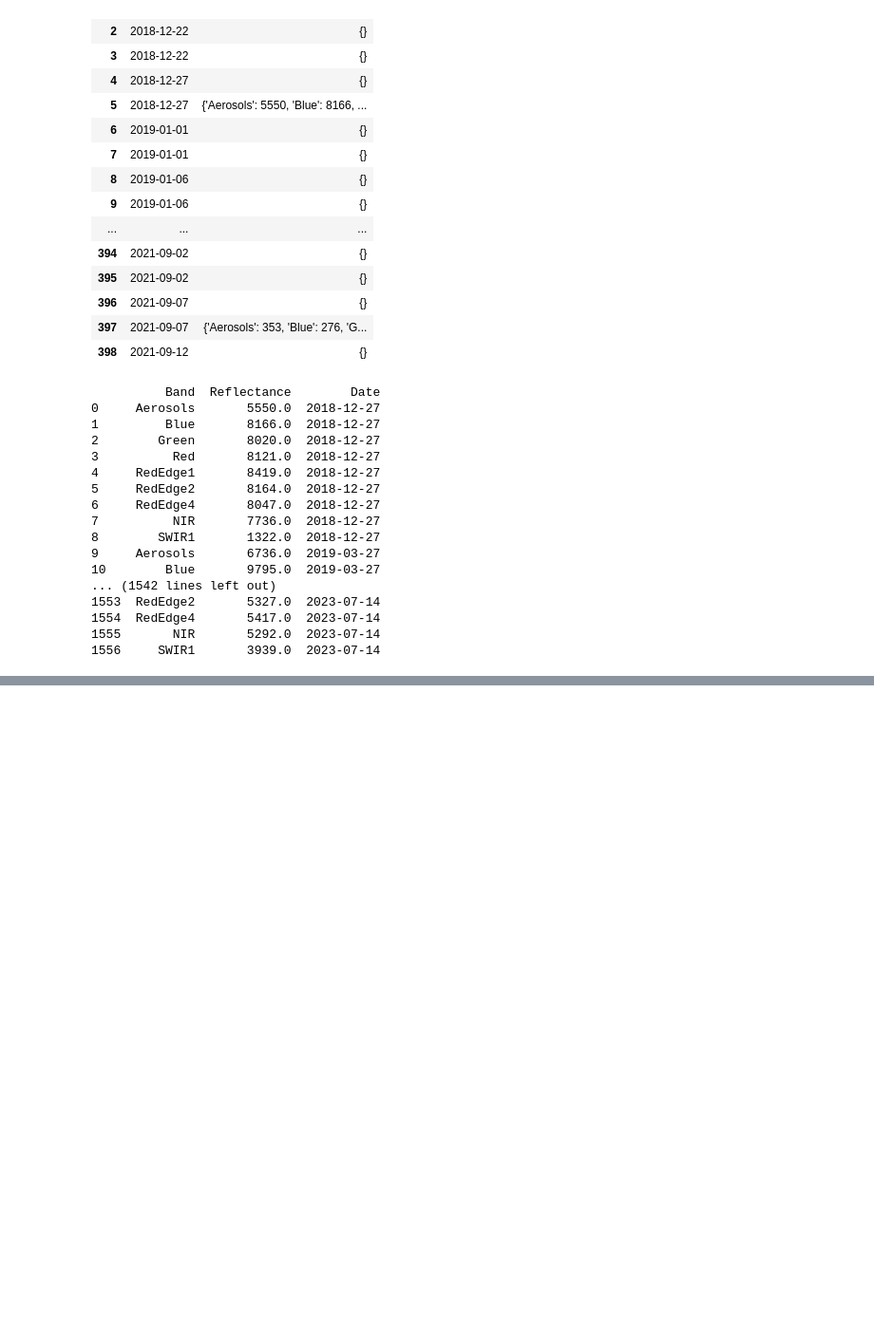
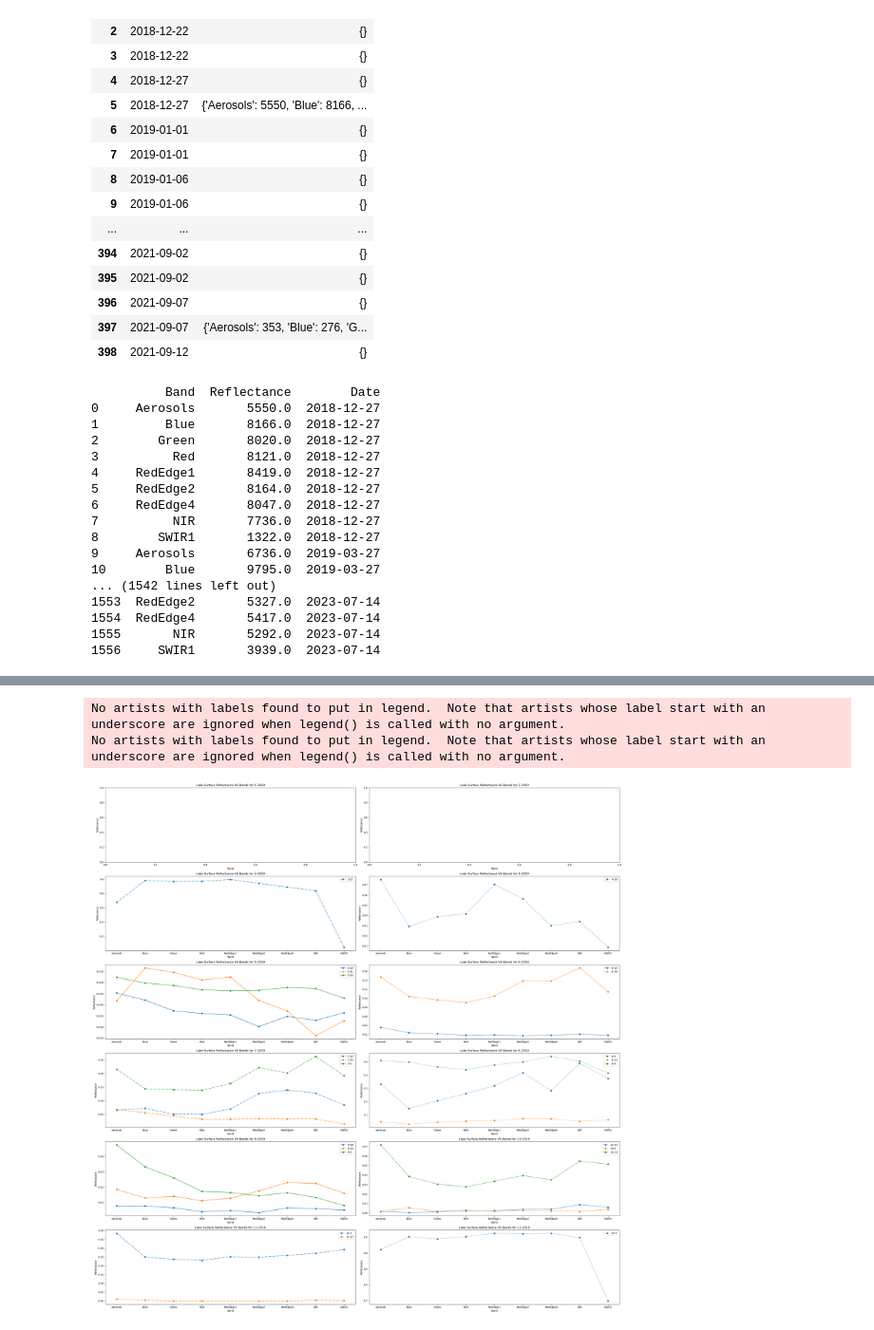
Before and after one commit to Touheda812/Research-Water-Quality-, a Jupyter notebook: BIG_MOOSE_LAKE_CDOM_DOC_SENTINEL2.ipynb, the cells around one changed output, grey strips where cells are left out. Shown at 95% size. Cells and saved outputs as stored; diff of their text form; code cells hidden in the pictures; blank space fills up the shorter version.

```diff
--- a/BIG_MOOSE_LAKE_CDOM_DOC_SENTINEL2.ipynb
+++ b/BIG_MOOSE_LAKE_CDOM_DOC_SENTINEL2.ipynb
@@ -289,0 +340,69 @@ plt.show()
+# %%
+data_by_month = {}
+
+# Iterate over the dataframe rows
+for index, row in df_s2_reflectance.iterrows():
+    date = row['date']
+    reflectance = row['reflectance']
+
+    year = date.year
+
+    # Filter data for specific months
+    if year == 2019 and date.month in [1,2,3,4,5,6,7,8,9,10,11,12]:
+        month = date.month
+
+        if month not in data_by_month:
+            data_by_month[month] = {'band': [], 'dates': [], 'reflectance': []}
+
+        if reflectance:
+            for band in STD_NAMES:
+                value = reflectance.get(band)
+                if value is not None:
+                    value /= 10000  # Divide by 10000 to convert from DN to reflectance
+                    data_by_month[month]['band'].append(band)
+                    data_by_month[month]['dates'].append(date)
+                    data_by_month[month]['reflectance'].append(value)
+
+# Define plot parameters
+line_styles = ['-', '--', '-.', ':']  # List of line styles
+num_styles = len(line_styles)
+
+# Calculate the number of rows and columns for the subplots
+num_months = len(data_by_month)
+num_cols = 2  # Number of subplots per row
+num_rows = (num_months + num_cols - 1) // num_cols
+
+fig, axs = plt.subplots(nrows=num_rows, ncols=num_cols, figsize=(30, 5 * num_rows))
+
+# Flatten the axs array to iterate over subplots
+axs = axs.flatten()
+
+# Iterate over the data for each month
+for i, (month, data) in enumerate(data_by_month.items()):
+    unique_dates = list(set(data['dates']))  # Get unique dates for the month
+    line_style = line_styles[i % num_styles]  # Cycle through line styles
+
+    axs[i].set_xlabel('Band')
+    axs[i].set_ylabel('Reflectance')
+#     axs[i].set_ylim(0, 0.05)  # Adjust the y-axis limit based on the reflectance range
+    axs[i].set_title(f'Lake Surface Reflectance VS Bands for {month}-2019')
+
+    # Plot data for each unique date
+    for date in unique_dates:
+        indices = [j for j, d in enumerate(data['dates']) if d == date]  # Get indices for the specific date
+        reflectance_values = [data['reflectance'][j] for j in indices]
+        bands = [data['band'][j] for j in indices]
+        axs[i].plot(bands, reflectance_values, linestyle=line_style, marker='o', label=f'{month}-{date.day}')
+
+    axs[i].legend()
+
+# Hide any unused subplots
+for j in range(num_months, num_rows * num_cols):
+    axs[j].axis('off')
+
+plt.tight_layout()
+plt.show()
+# %% [output]
+No artists with labels found to put in legend.  Note that artists whose label start with an underscore are ignored when legend() is called with no argument.
+No artists with labels found to put in legend.  Note that artists whose label start with an underscore are ignored when legend() is called with no argument.
+[figure, added]
```
Also changed, not shown: parts of 8 cells of this notebook.
